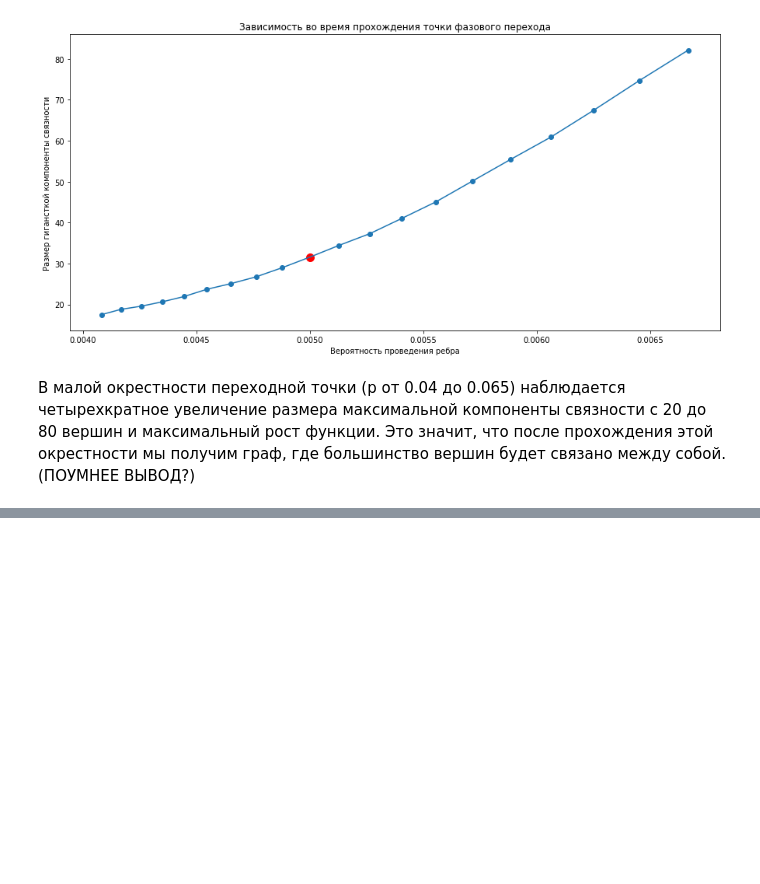
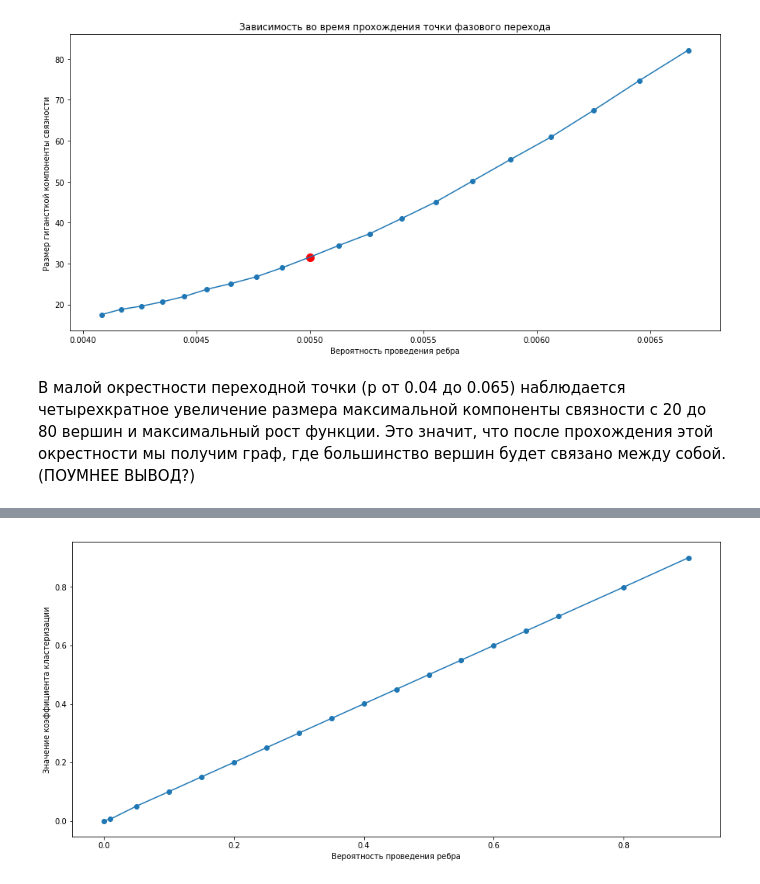
Before and after one commit to MaksimovArtem/NetworksLabs, a Jupyter notebook: Report.ipynb, the cells around one changed output, grey strips where cells are left out. Cells and saved outputs as stored; diff of their text form; code cells hidden in the pictures; blank space fills up the shorter version.

```diff
--- a/Report.ipynb
+++ b/Report.ipynb
@@ -143,0 +215,36 @@ plt.show()
+# %%
+results_short = [[0.0, 0.0, 0.0, 0.0],
+ [0.01, 0.005825765873015873, 0.006341218253968253, 5.228356577538423e-05],
+ [0.05, 0.05004481793805494, 0.0034170423440538457, 1.851817371004129e-05],
+ [0.1, 0.09988993924954184, 0.0026491005105121522, 1.0811105114175048e-05],
+ [0.15, 0.15010481910620843, 0.0025227857018802796, 9.927384097051558e-06],
+
+ [0.2, 0.1998784438549033, 0.0026323241209353756, 1.0780907121601447e-05],
+
+ [0.25, 0.2500444561831002, 0.0026723547030582545, 1.1264521967745958e-05],
+ [0.3, 0.3000918232952512, 0.0027258234978142695, 1.150514832871809e-05],
+
+ [0.35, 0.35010913189032267, 0.0029143025037946567, 1.3351647649580734e-05],
+
+ [0.4, 0.40013164809738966, 0.002923492583972597, 1.348088864270017e-05],
+
+ [0.45, 0.45003868541898223, 0.002909196193301444, 1.3236289074695633e-05],
+
+ [0.5, 0.5000464533983829, 0.0028166905203990105, 1.2361850567333809e-05],
+
+ [0.55, 0.5499136798785333, 0.0029340049855597584, 1.3222234235001795e-05],
+ [0.6, 0.5999023963547281, 0.002851487003139212, 1.2967950250278773e-05],
+ [0.65, 0.6499072841981404, 0.002667601903979769, 1.120835299099403e-05],
+ [0.7, 0.6999285395259042, 0.002600613833708911, 1.0882159220187817e-05],
+
+ [0.8, 0.7996510534659557, 0.0026490242183017776, 1.256342014485802e-05],
+ [0.9, 0.900551758942139, 0.0027501489322876126, 1.3233108003435402e-05]]
+# %%
+plt.figure(figsize=(15,7))
+plt.plot([p for [p,_,_,_,] in results_short],  [cl for [_,cl,_,_,] in results_short])
+plt.scatter([p for [p,_,_,_,] in results_short],  [cl for [_,cl,_,_,] in results_short])
+plt.xlabel("Вероятность проведения ребра")
+plt.ylabel("Значение коэффициента кластеризации")
+plt.show()
+# %% [output]
+[figure, added]
```
Also changed, not shown: parts of 9 cells of this notebook.
